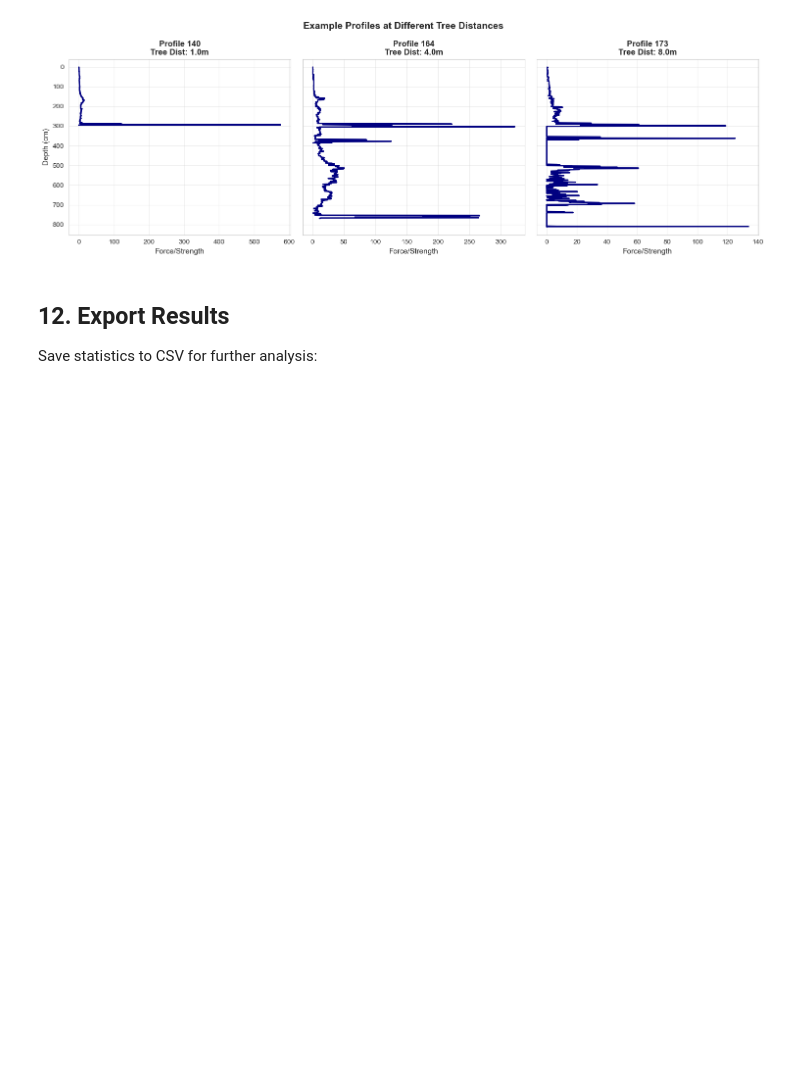
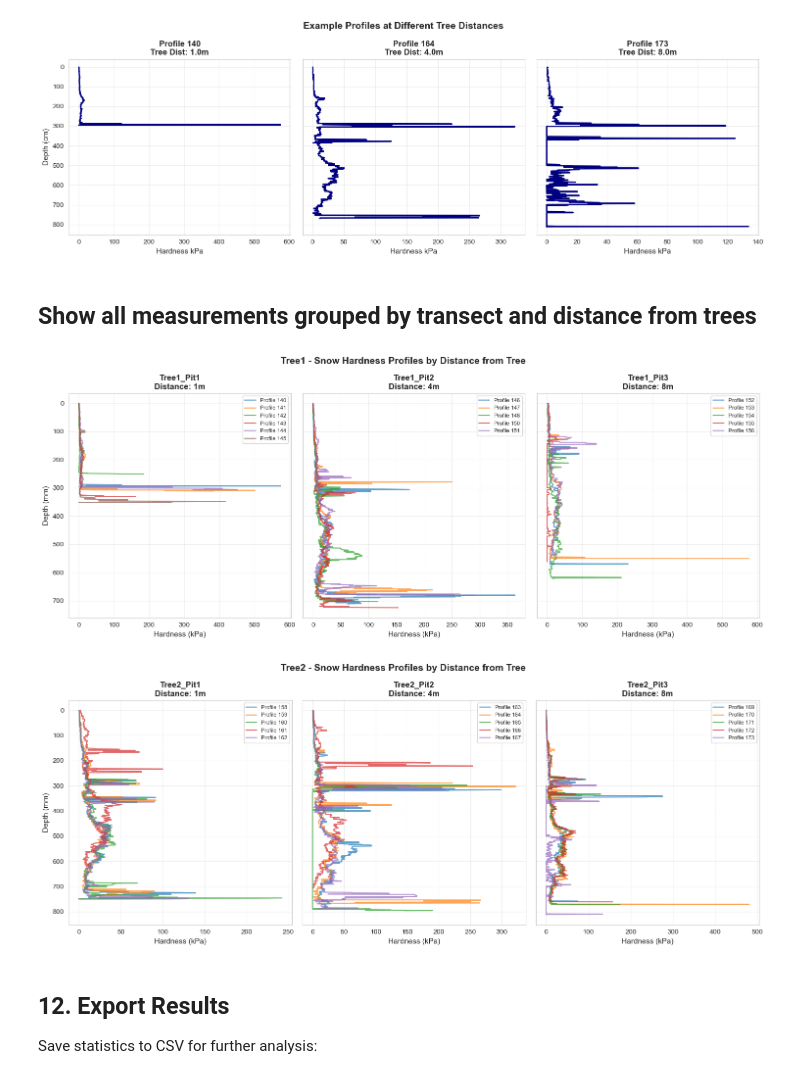
Before and after one commit to millie-spencer/SnowScope_processing_vis, a Jupyter notebook: 01_snow_scope_tree_analysis.ipynb, the cells around one changed output. Cells and saved outputs as stored; diff of their text form; code cells hidden in the pictures; blank space fills up the shorter version.

```diff
--- a/01_snow_scope_tree_analysis.ipynb
+++ b/01_snow_scope_tree_analysis.ipynb
@@ -666,7 +666,7 @@ if len(df_clean) > 0:
                 axes[idx].invert_yaxis()
                 axes[idx].set_title(f'Profile {profile_num}\nTree Dist: {tree_dist:.1f}m',
                                    fontsize=12, fontweight='bold')
-                axes[idx].set_xlabel('Force/Strength', fontsize=11)
+                axes[idx].set_xlabel('Hardness kPa', fontsize=11)
                 axes[idx].grid(True, alpha=0.3)
 
                 if idx == 0:
@@ -681,6 +681,78 @@ else:
     print("No data available for plotting")
 # %% [output]
 [figure]
+# %% [markdown]
+## Show all measurements grouped by transect and distance from trees
+# %%
+if len(df_clean) > 0:
+    # Get PitID information from the tree distance file
+    # We need to reload and merge with PitID info
+    tree_data_full = pd.read_csv(tree_distance_file)
+
+    # Merge to get PitID for each profile
+    df_clean_with_pit = df_clean.merge(
+        tree_data_full[['ProfileID', 'PitID', 'TreeID']],
+        left_on='profile_number',
+        right_on='ProfileID',
+        how='left'
+    )
+
+    # Get unique trees
+    trees = df_clean_with_pit['TreeID'].dropna().unique()
+
+    # Create a figure for each tree
+    for tree in trees:
+        tree_data = df_clean_with_pit[df_clean_with_pit['TreeID'] == tree]
+
+        # Get unique pits for this tree, sorted by distance
+        pits = tree_data.sort_values('distance_from_trees_m')['PitID'].unique()
+
+        n_pits = len(pits)
+        fig, axes = plt.subplots(1, n_pits, figsize=(5*n_pits, 6), sharey=True)
+
+        # Handle case of single pit
+        if n_pits == 1:
+            axes = [axes]
+
+        for idx, pit in enumerate(pits):
+            pit_profiles = tree_data[tree_data['PitID'] == pit]
+            distance = pit_profiles['distance_from_trees_m'].iloc[0]
+
+            # Plot all profiles from this pit
+            for _, row in pit_profiles.iterrows():
+                profile_num = row['profile_number']
+
+                # Find the actual profile data
+                for filename, df, pnum in data_files:
+                    if pnum == profile_num:
+                        # Plot hardness profile (x=hardness, y=depth)
+                        axes[idx].plot(df['hardness_kPa'], df['depth_mm'],
+                                      linewidth=1.5, alpha=0.7, label=f'Profile {profile_num}')
+                        break
+
+            axes[idx].invert_yaxis()
+            axes[idx].set_title(f'{pit}\nDistance: {distance:.0f}m',
+                               fontsize=12, fontweight='bold')
+            axes[idx].set_xlabel('Hardness (kPa)', fontsize=11)
+            axes[idx].grid(True, alpha=0.3)
+
+            if idx == 0:
+                axes[idx].set_ylabel('Depth (mm)', fontsize=11)
+
+            # Add legend if multiple profiles
+            if len(pit_profiles) > 1:
+                axes[idx].legend(fontsize=8, loc='best')
+
+        plt.suptitle(f'{tree} - Snow Hardness Profiles by Distance from Tree',
+                     fontsize=14, fontweight='bold')
+        plt.tight_layout()
+        plt.show()
+
+else:
+    print("No data available for plotting")
+# %% [output]
+[figure, added]
+[figure, added]
 # %% [markdown]
 ## 12. Export Results
 
```
